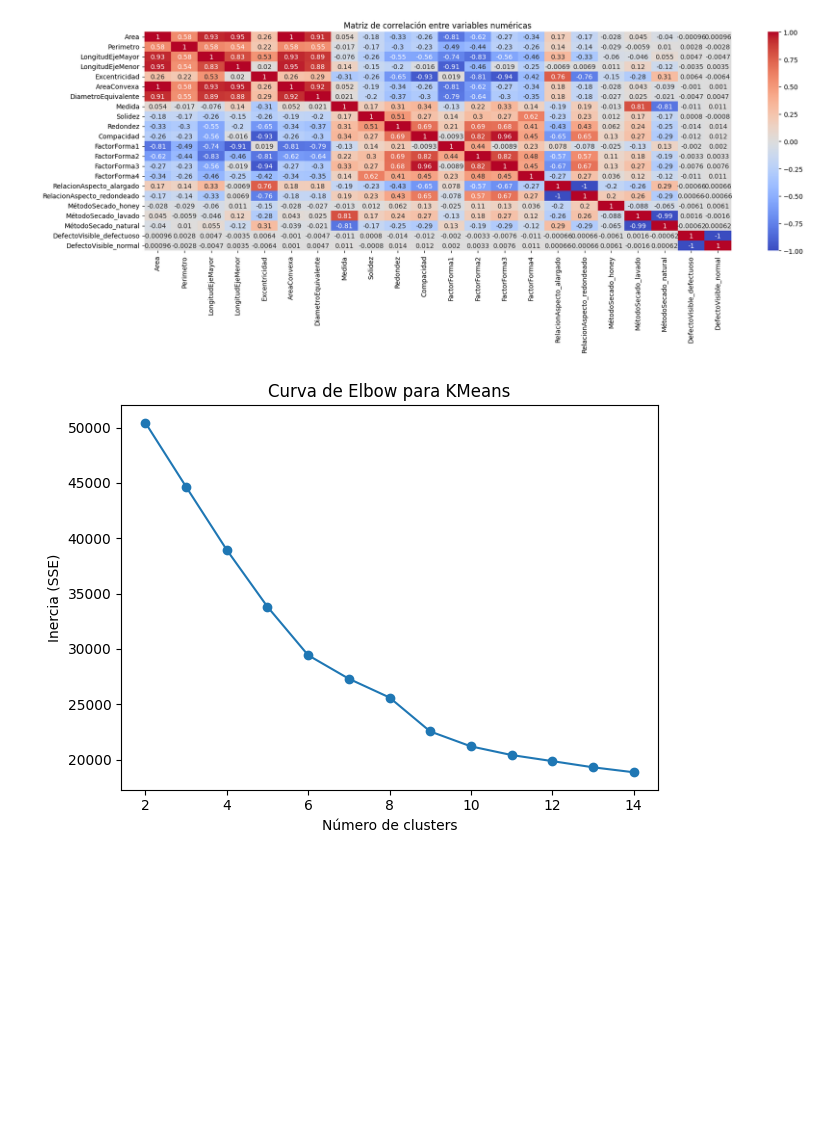
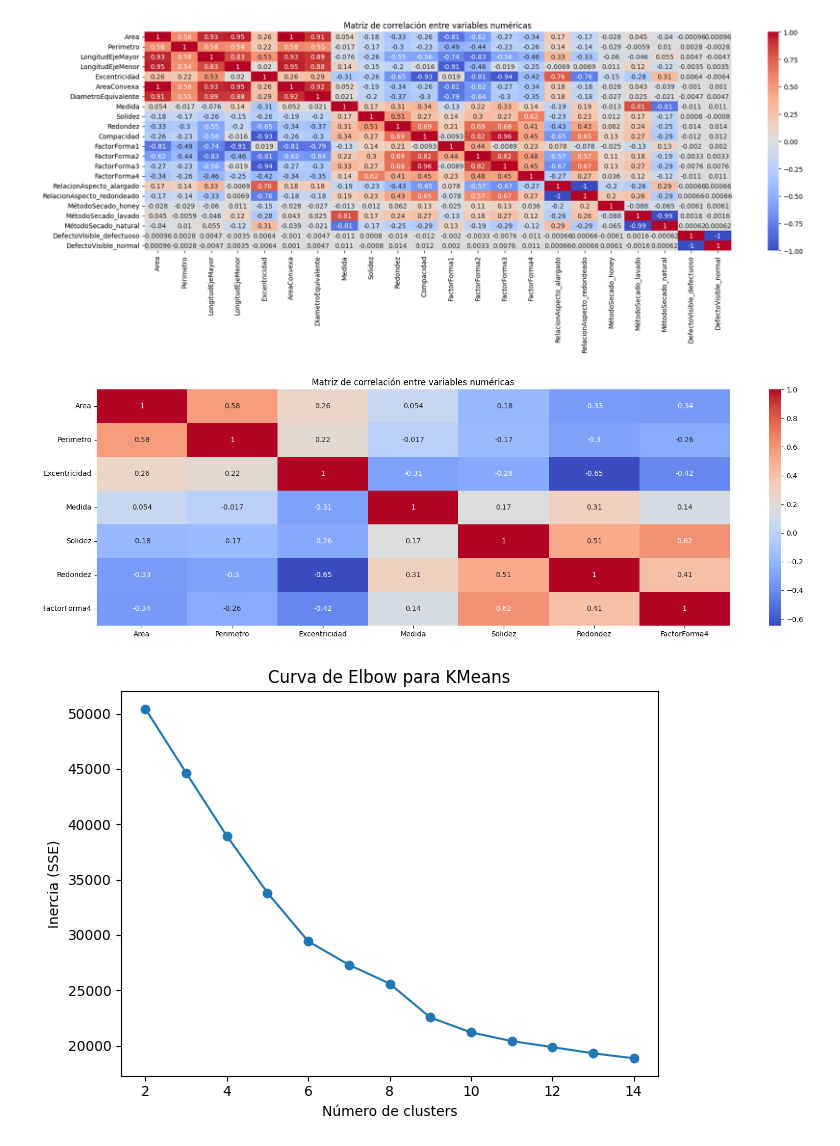
Before and after one commit to Business-Inteligence-202520/Laboratorio2, a Jupyter notebook: Laboratorio2.ipynb, the cells around one changed output. Drawn from its saved outputs; the diff is of its cells as text; code cells hidden in the pictures; blank space fills up the shorter version.

```diff
--- a/Laboratorio2.ipynb
+++ b/Laboratorio2.ipynb
@@ -380,6 +380,14 @@ plt.show()
 [figure]
 # %%
 columnasusar = ["Area", "Perimetro", "Excentricidad", "Medida", "Solidez", "Redondez", "FactorForma4"]
+
+corr = dataTrain[columnasusar].corr()
+plt.figure(figsize=(20,6))
+sns.heatmap(corr, annot=True, cmap='coolwarm')
+plt.title('Matriz de correlación entre variables numéricas')
+plt.show()
+# %% [output]
+[figure, added]
 # %%
 X = dataTrain[columnasusar]
 scaler = StandardScaler()
```
